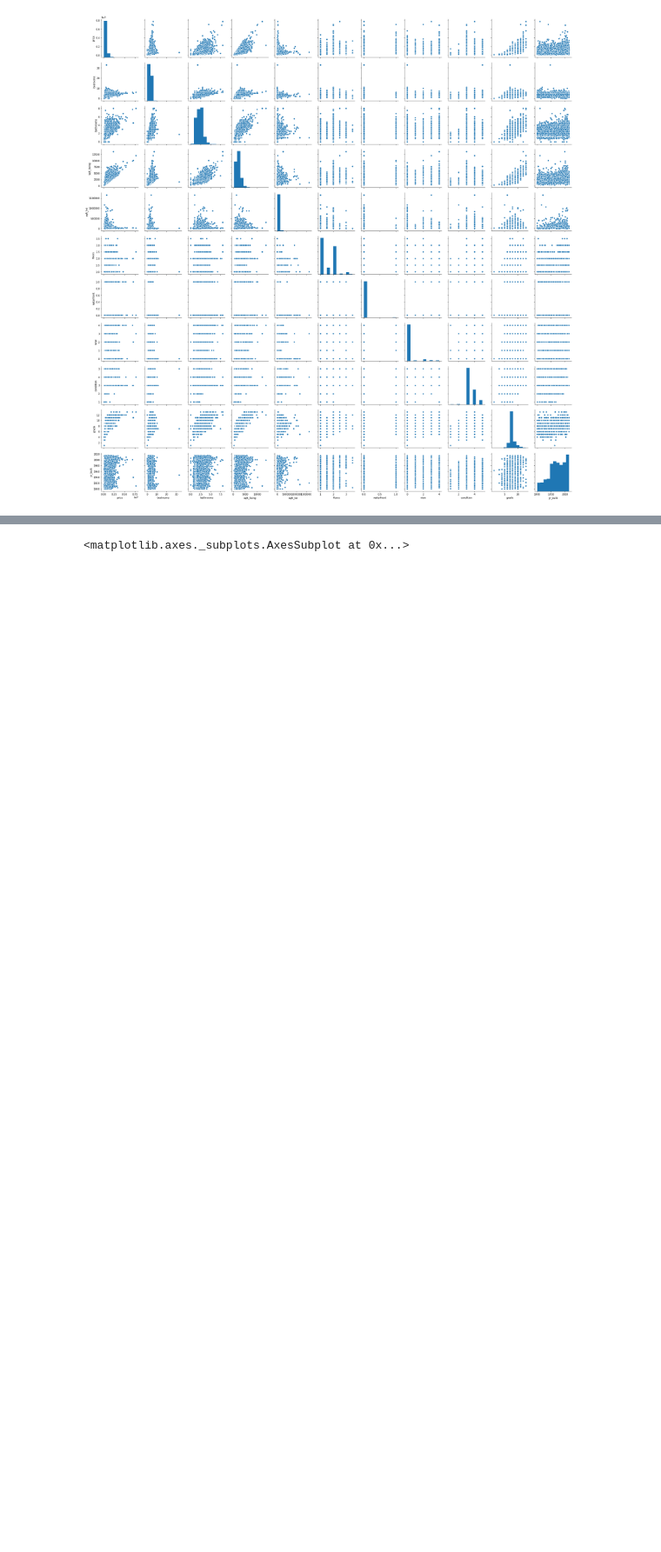
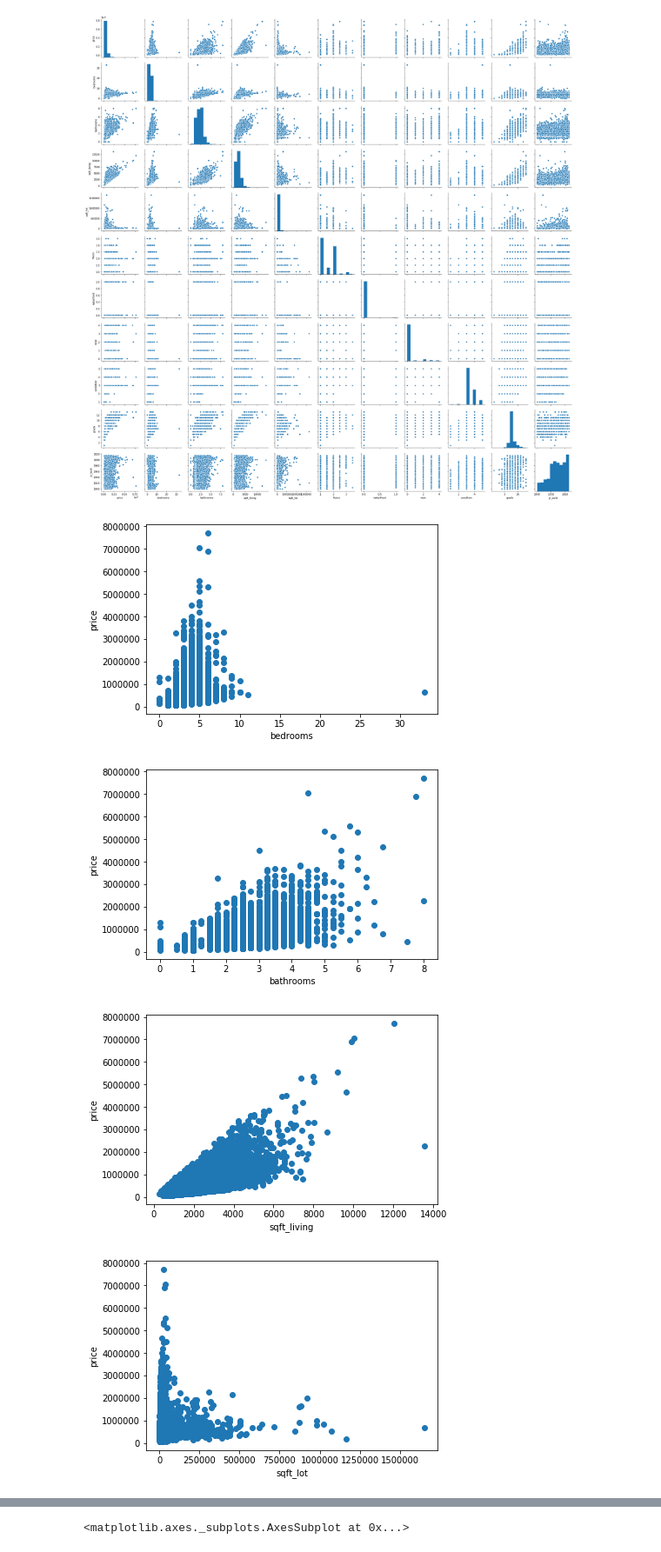
Before and after one commit to katelynrwalker/housing-prices, a Jupyter notebook: housing-prices-model.ipynb, the cells around one changed output, grey strips where cells are left out. Shown at 87% size. Saved outputs shown, nothing was run; the diff lists cells and outputs as text; code cells hidden in the pictures; blank space fills up the shorter version.

```diff
--- a/housing-prices-model.ipynb
+++ b/housing-prices-model.ipynb
@@ -44,3 +75,15 @@ sns.pairplot(houses[['price', 'bedrooms', 'bathrooms', 'sqft_living',
 # %% [output]
 <seaborn.axisgrid.PairGrid at 0x...>
 [figure]
+# %%
+for feature in ['bedrooms', 'bathrooms', 'sqft_living', 'sqft_lot', 'yr_built']:
+    #plt.figure(figsize=(5,3))
+    plt.scatter(houses[feature], houses['price'])
+    plt.xlabel(feature)
+    plt.ylabel('price')
+    plt.show()
+# %% [output]
+[figure, added]
+[figure, added]
+[figure, added]
+[figure, added]
```
Also changed, not shown: parts of 39 cells of this notebook.
